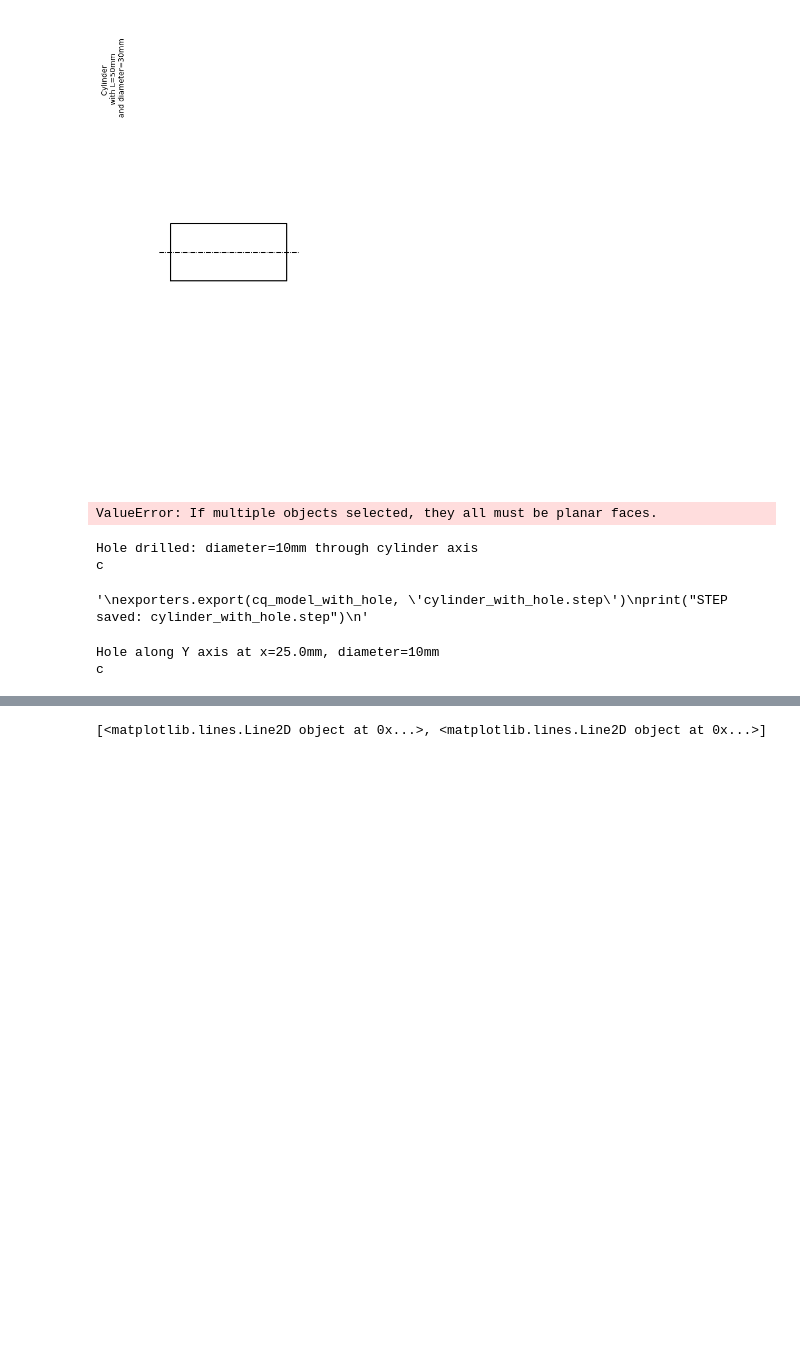
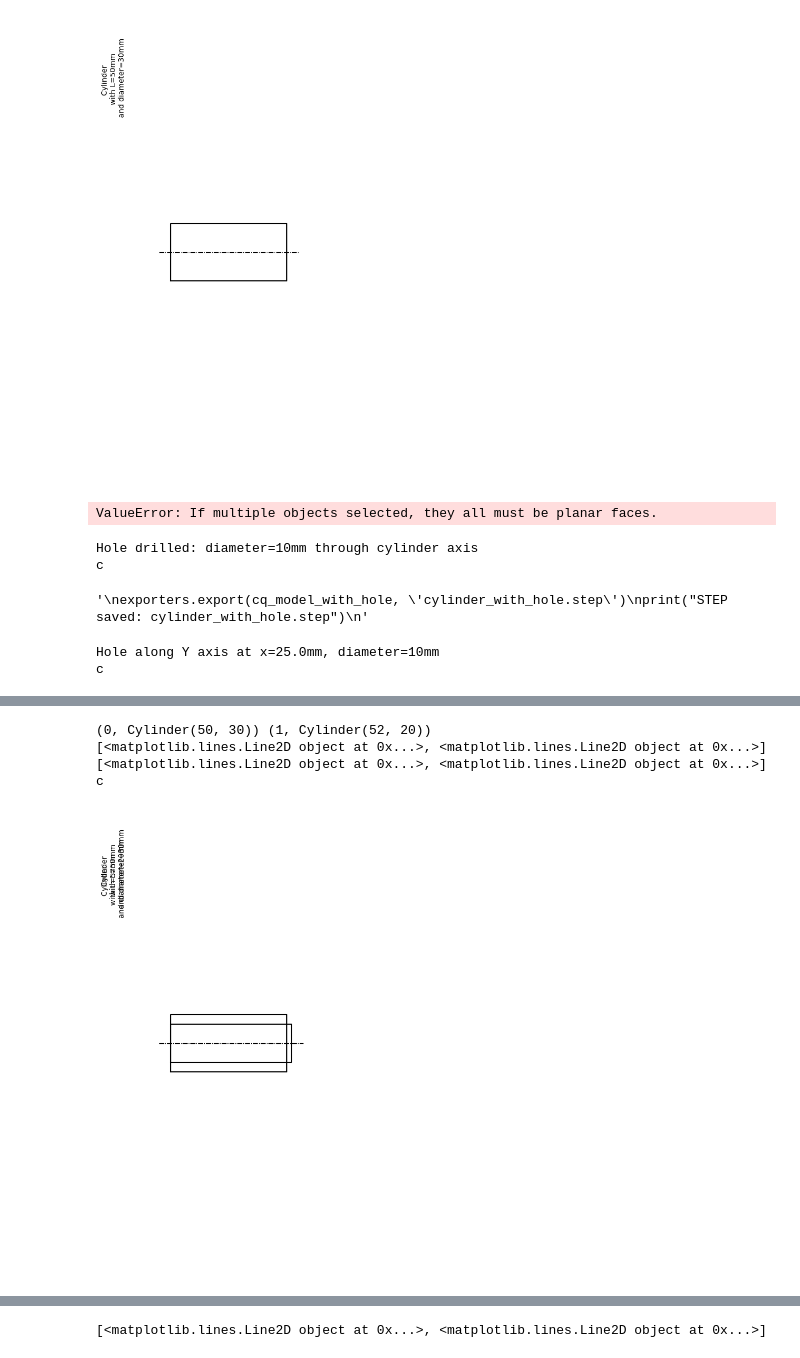
Before and after one commit to bogumilchilinski/dgeometry, a Jupyter notebook: cases/models/test.ipynb, the cells around one changed output, grey strips where cells are left out. Saved outputs shown, nothing was run; the diff lists cells and outputs as text; code cells hidden in the pictures; blank space fills up the shorter version.

```diff
--- a/cases/models/test.ipynb
+++ b/cases/models/test.ipynb
@@ -160,0 +183,25 @@ c
+# %%
+import sys
+sys.modules.pop('primitives', None)
+import primitives
+
+from primitives import Cylinder, ComposedPart
+
+# Outer cylinder
+cyl_outer = Cylinder(height=50, diameter=30)
+# Inner cylinder — slightly longer so the cut goes fully through both end caps
+cyl_inner = Cylinder(height=52, diameter=20)
+
+# Shift the inner cylinder 1mm back so it protrudes on both sides (clean cut)
+def center_inner(shape):
+    return shape.translate((-1, 0, 0))
+
+part = ComposedPart(cyl_outer, cyl_inner)
+part.preview()
+part.show_model(port=3939, transforms=[None, center_inner], operations=['cut'])
+# %% [output]
+(0, Cylinder(50, 30)) (1, Cylinder(52, 20))
+[<matplotlib.lines.Line2D object at 0x...>, <matplotlib.lines.Line2D object at 0x...>]
+[<matplotlib.lines.Line2D object at 0x...>, <matplotlib.lines.Line2D object at 0x...>]
+c
+[figure, added]
```
Also changed, not shown: parts of 2 cells of this notebook, 1 other file.
